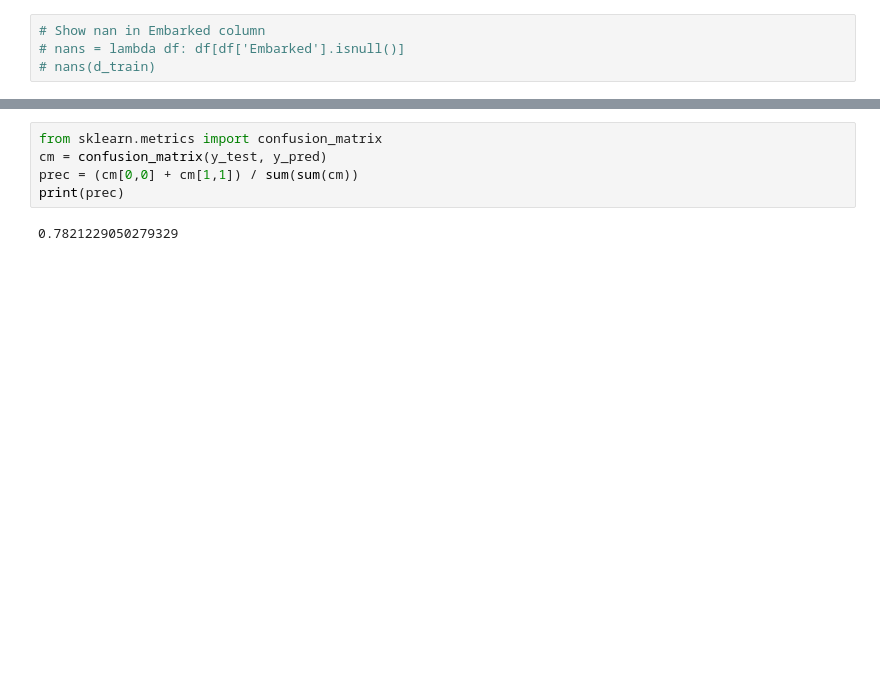
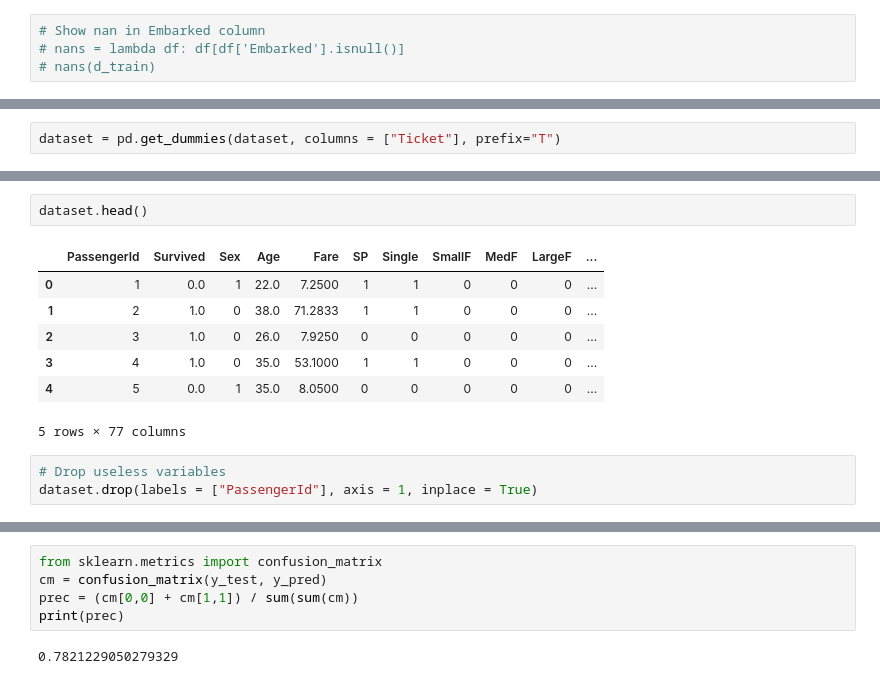
Before and after one commit to krigaree/KaggleCompetitions, a Jupyter notebook: titanic/titanic.ipynb, the cells around one changed output, grey strips where cells are left out. Saved outputs shown, nothing was run; the diff lists cells and outputs as text; blank space fills up the shorter version.

```diff
--- a/titanic/titanic.ipynb
+++ b/titanic/titanic.ipynb
@@ -343,0 +335,2 @@ X_train, X_test, y_train, y_test = train_test_split(X, y, test_size=0.2, random_
+# %%
+dataset = pd.get_dummies(dataset, columns = ["Ticket"], prefix="T")
@@ -343,0 +348,13 @@ X_train, X_test, y_train, y_test = train_test_split(X, y, test_size=0.2, random_
+# %%
+dataset.head()
+# %% [output]
+|  | PassengerId | Survived | Sex | Age | Fare | SP | Single | SmallF | MedF | LargeF | ... |
+| 0 | 1 | 0.0 | 1 | 22.0 | 7.2500 | 1 | 1 | 0 | 0 | 0 | ... |
+| 1 | 2 | 1.0 | 0 | 38.0 | 71.2833 | 1 | 1 | 0 | 0 | 0 | ... |
+| 2 | 3 | 1.0 | 0 | 26.0 | 7.9250 | 0 | 0 | 0 | 0 | 0 | ... |
+| 3 | 4 | 1.0 | 0 | 35.0 | 53.1000 | 1 | 1 | 0 | 0 | 0 | ... |
+| 4 | 5 | 0.0 | 1 | 35.0 | 8.0500 | 0 | 0 | 0 | 0 | 0 | ... |
+5 rows × 77 columns
+# %%
+# Drop useless variables
+dataset.drop(labels = ["PassengerId"], axis = 1, inplace = True)
```
Also changed, not shown: parts of 73 cells of this notebook, 3 other files.
